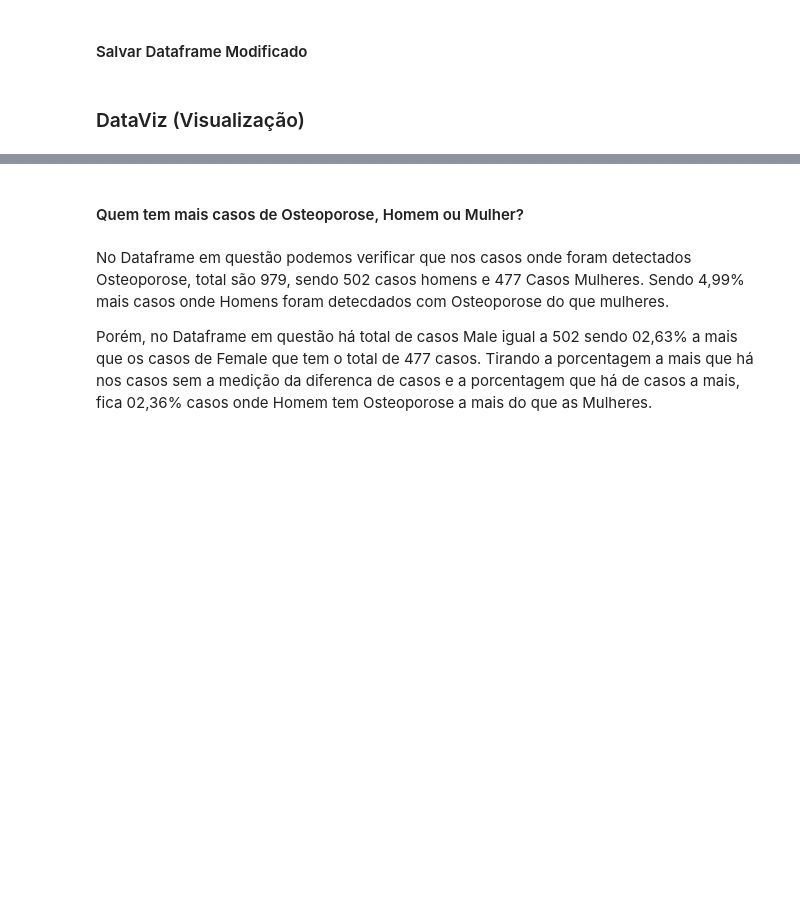
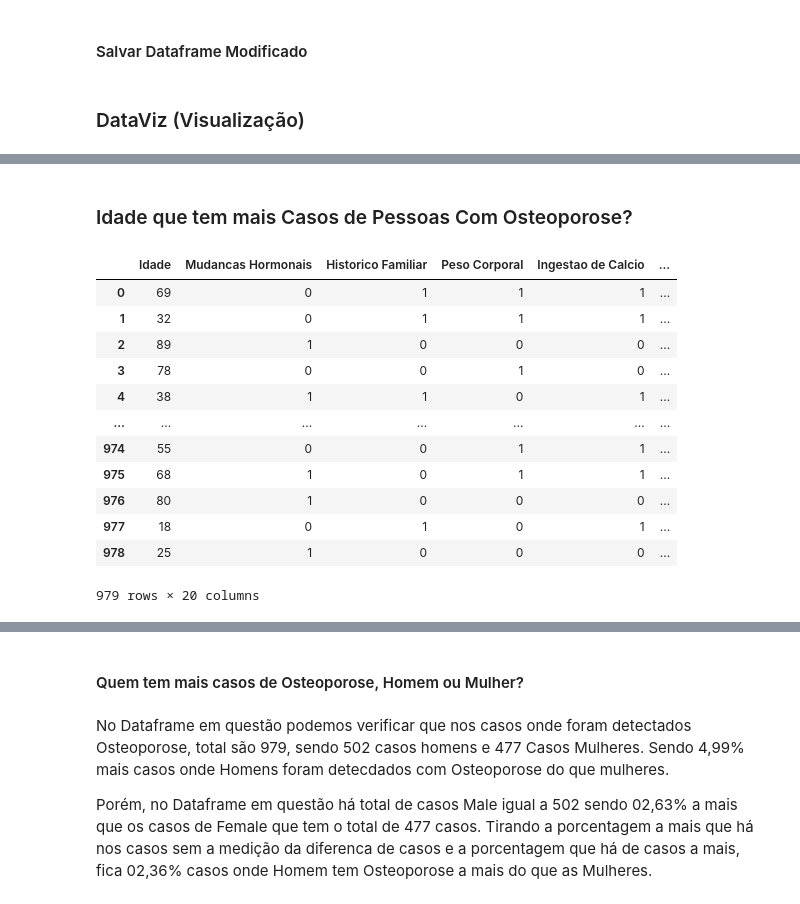
Before and after one commit to Raquelodaka/Osteoporose, a Jupyter notebook: Analise Descritiva.ipynb, the cells around one changed output, grey strips where cells are left out. Drawn from its saved outputs; the diff is of its cells as text; code cells hidden in the pictures; blank space fills up the shorter version.

```diff
--- a/Analise Descritiva.ipynb
+++ b/Analise Descritiva.ipynb
@@ -1144,0 +1326,20 @@ df_condicao.info()
+# %% [markdown]
+### Idade que tem mais Casos de Pessoas Com Osteoporose?
+# %%
+# Trazer somente os dados onde a coluna osteoporose for igual a 1, onde indica que tem osteoporose
+data_Idade = df[df['Osteoporose'] == 1]
+data_Idade
+# %% [output]
+|  | Idade | Mudancas Hormonais | Historico Familiar | Peso Corporal | Ingestao de Calcio | ... |
+| 0 | 69 | 0 | 1 | 1 | 1 | ... |
+| 1 | 32 | 0 | 1 | 1 | 1 | ... |
+| 2 | 89 | 1 | 0 | 0 | 0 | ... |
+| 3 | 78 | 0 | 0 | 1 | 0 | ... |
+| 4 | 38 | 1 | 1 | 0 | 1 | ... |
+| ... | ... | ... | ... | ... | ... | ... |
+| 974 | 55 | 0 | 0 | 1 | 1 | ... |
+| 975 | 68 | 1 | 0 | 1 | 1 | ... |
+| 976 | 80 | 1 | 0 | 0 | 0 | ... |
+| 977 | 18 | 0 | 1 | 0 | 1 | ... |
+| 978 | 25 | 1 | 0 | 0 | 0 | ... |
+979 rows × 20 columns
```
Also changed, not shown: parts of 24 cells of this notebook, 16 other files.
